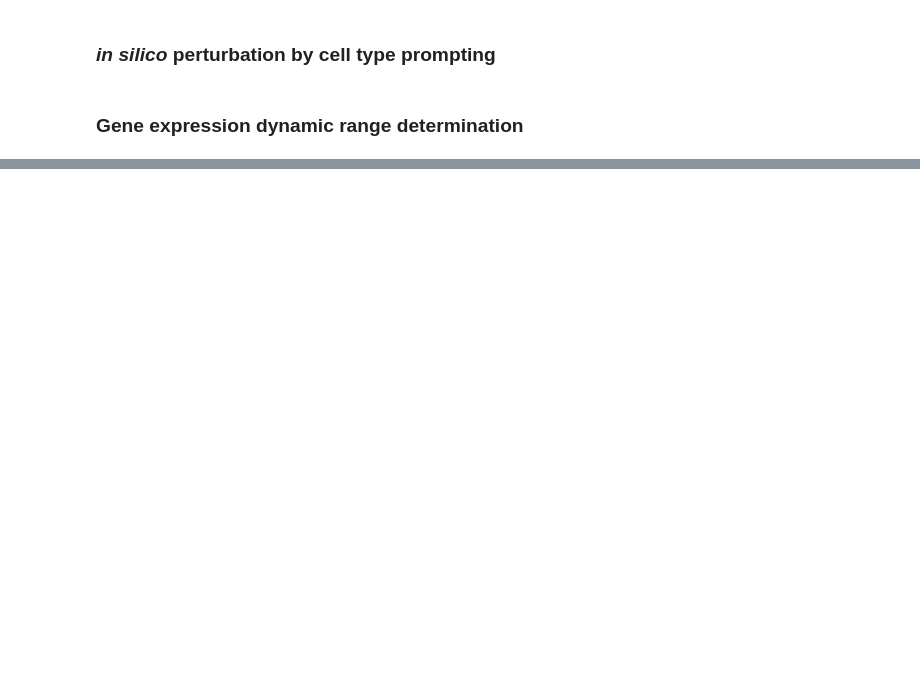
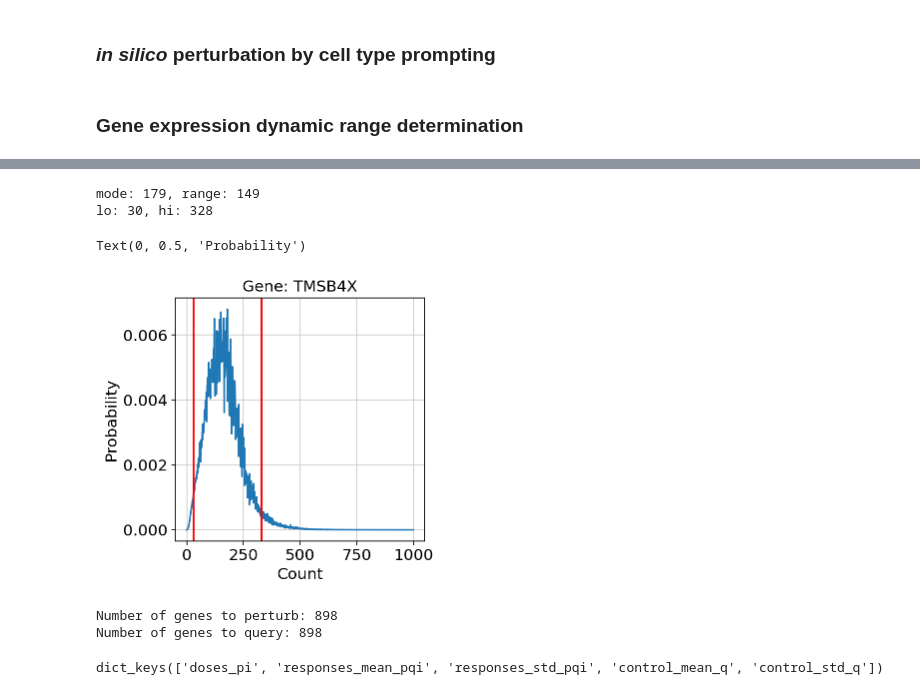
Before and after one commit to cellarium-ai/cellarium-ml, a Jupyter notebook: notebooks/cellariumgpt_inference/09_linear_response_by_cell_type_prompting.ipynb, the cells around one changed output, grey strips where cells are left out. Drawn from its saved outputs; the diff is of its cells as text; code cells hidden in the pictures; blank space fills up the shorter version.

Commit message:
linear response

```diff
--- a/notebooks/cellariumgpt_inference/09_linear_response_by_cell_type_prompting.ipynb
+++ b/notebooks/cellariumgpt_inference/09_linear_response_by_cell_type_prompting.ipynb
@@ -95,0 +103,47 @@ ENSG00000229117: 1110, RPL41
+# %%
+gene_symbol = 'TMSB4X'
+q = ctx.var_name_to_index_map[ctx.gene_symbol_to_gene_id_map[gene_symbol]]
+
+print(f"mode: {gex_range_dict['gene_logits_mode_q'][q].item()}, range: {gex_range_dict['range_q'][q].item()}")
+print(f"lo: {gex_range_dict['x_lo_q'][q].item()}, hi: {gex_range_dict['x_hi_q'][q].item()}")
+
+query_id = query_gene_ids[q]
+gene_symbol = ctx.gene_id_to_gene_symbol_map[query_id]
+
+fig, ax = plt.subplots()
+
+ax.plot(
+    np.arange(max_counts),
+    gex_range_dict['gene_logits_qk'][q].exp().cpu().numpy(), '-')
+ax.axvline(gex_range_dict['x_lo_q'][q].item(), color='red')
+ax.axvline(gex_range_dict['x_hi_q'][q].item(), color='red')
+
+ax.set_title(f"Gene: {gene_symbol}")
+ax.set_xlabel("Count")
+ax.set_ylabel("Probability")
+# %% [output]
+mode: 179, range: 149
+lo: 30, hi: 328
+Text(0, 0.5, 'Probability')
+[figure, added]
+# %%
+gene_logits_qk = gex_range_dict['gene_logits_qk']
+gene_logits_mode_q = gex_range_dict['gene_logits_mode_q']
+range_q =  gex_range_dict['range_q']
+x_lo_q = gex_range_dict['x_lo_q']
+x_hi_q = gex_range_dict['x_hi_q']
+
+# let's pick genes to perturb (and query) that make sense for this cell type
+min_upper_range = 5
+expressed_mask_q = (x_hi_q >= min_upper_range).cpu().numpy()
+filtered_query_gene_ids = query_gene_ids[expressed_mask_q]
+filtered_perturb_gene_ids = query_gene_ids[expressed_mask_q]
+filtered_query_gene_symbols = [ctx.gene_id_to_gene_symbol_map[gid] for gid in filtered_query_gene_ids]
+filtered_perturb_gene_symbols = [ctx.gene_id_to_gene_symbol_map[gid] for gid in filtered_perturb_gene_ids]
+filtered_x_lo_q = x_lo_q.cpu().numpy()[expressed_mask_q]
+filtered_x_hi_q = x_hi_q.cpu().numpy()[expressed_mask_q]
+print("Number of genes to perturb:", len(filtered_perturb_gene_ids))
+print("Number of genes to query:", len(filtered_query_gene_ids))
+# %% [output]
+Number of genes to perturb: 898
+Number of genes to query: 898
@@ -95,0 +167,4 @@ ENSG00000229117: 1110, RPL41
+# %%
+dose_response_dict.keys()
+# %% [output]
+dict_keys(['doses_pi', 'responses_mean_pqi', 'responses_std_pqi', 'control_mean_q', 'control_std_q'])
```
Also changed, not shown: parts of 11 cells of this notebook, 1 other file.
